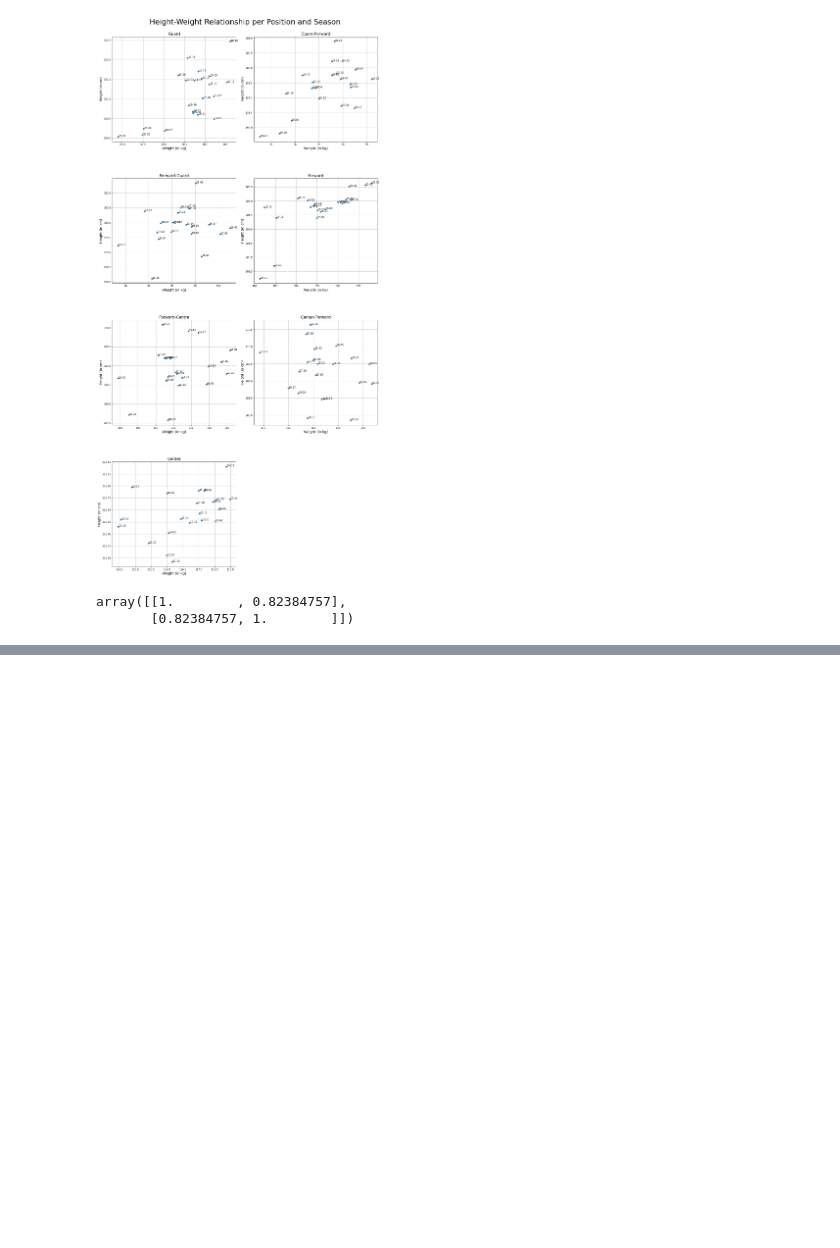
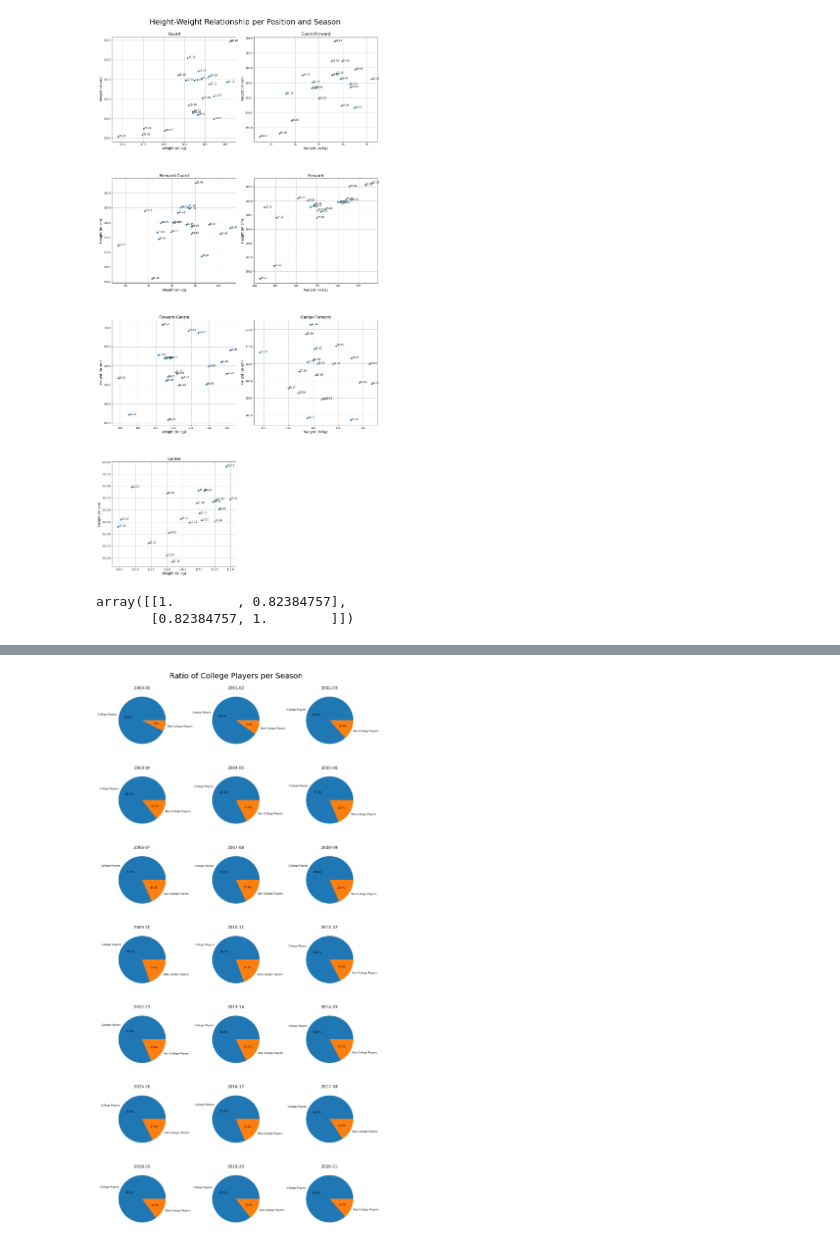
Before and after one commit to kmcsquared/TFM, a Jupyter notebook: players.ipynb, the cells around one changed output, grey strips where cells are left out. Cells and saved outputs as stored; diff of their text form; code cells hidden in the pictures; blank space fills up the shorter version.

```diff
--- a/players.ipynb
+++ b/players.ipynb
@@ -778,0 +807,46 @@ plt.show()
+# %%
+# Ratio of College Players per Season
+
+# Dynamically draw subplots
+# https://stackoverflow.com/questions/12319796/dynamically-add-create-subplots-in-matplotlib
+num_subplots = len(all_players['SEASON'].unique())
+num_cols = 3
+num_rows = (num_subplots // num_cols) + (num_subplots % num_cols)
+graph_position = range(1, num_subplots+1) # Create position index
+
+# Plot pie-chart of college players per season
+fig = plt.figure(figsize=(25,50))
+plt.axis('off')
+plt.title('Ratio of College Players per Season', fontsize=30, pad=50)
+
+k = 0 # Position index
+
+for season in seasons:
+    ax = fig.add_subplot(num_rows, num_cols, graph_position[k])
+    ax.set_title(season, fontsize=16)
+
+    k += 1 # Update position index
+
+    season_data = all_players[all_players['SEASON'] == season]
+    num_non_college_players = len(season_data[season_data['COLLEGE'] == 'None'])
+    num_college_players = len(season_data[season_data['COLLEGE'] != 'None'])
+
+    plt.pie(
+        x = [num_college_players, num_non_college_players],
+        labels = ['College Players', 'Non-College Players'],
+        normalize = True,
+        autopct='%1.1f%%'
+    )
+
+plt.subplots_adjust(left=0.2,
+                    bottom=0.3,
+                    right=0.8,
+                    top=0.9,
+                    wspace=0.15,
+                    hspace=0.35)
+
+# plt.tight_layout()
+plt.savefig('./Graphs/Players/Ratio of College Players per Season')
+plt.show()
+# %% [output]
+[figure, added]
```
Also changed, not shown: parts of 19 cells of this notebook, 7 other files.
